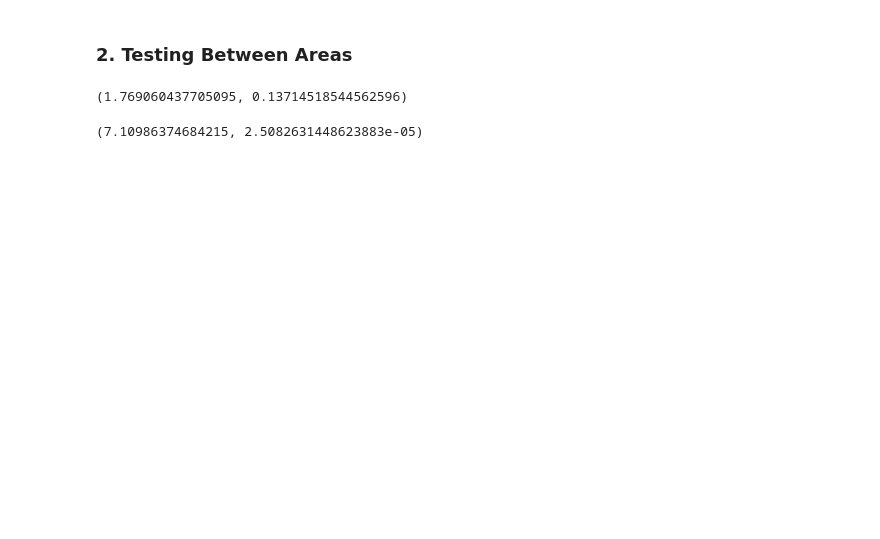
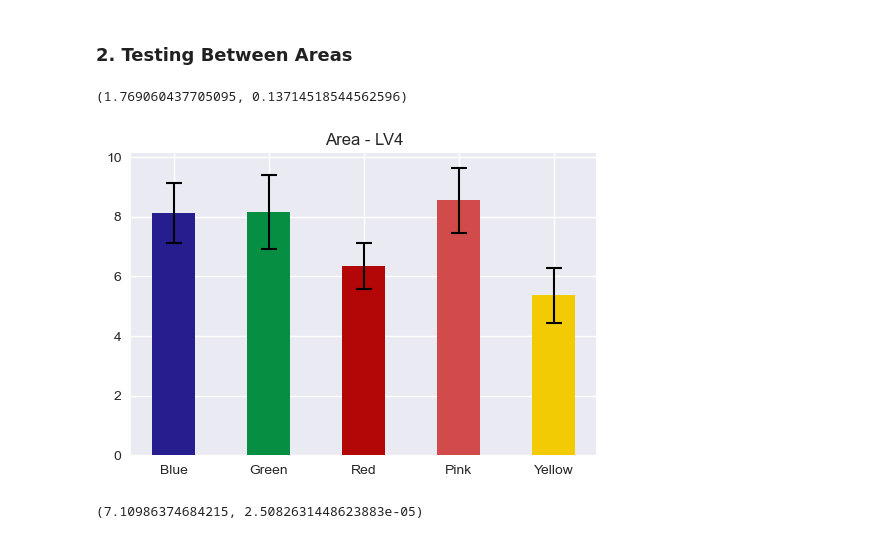
Before and after one commit to shinbutou/tsinghua_hcira, a Jupyter notebook: Earbuds/primary_analysis.ipynb, the cells around one changed output. Saved outputs shown, nothing was run; the diff lists cells and outputs as text; code cells hidden in the pictures; blank space fills up the shorter version.

```diff
--- a/Earbuds/primary_analysis.ipynb
+++ b/Earbuds/primary_analysis.ipynb
@@ -90,6 +122,10 @@ LV4_area_fstat, LV4_area_pvalue = stats.f_oneway(LV4_blu.data, LV4_gre.data, LV4
 LV4_area_fstat, LV4_area_pvalue
 # %% [output]
 (1.769060437705095, 0.13714518544562596)
+# %%
+graph([LV4_blu, LV4_gre, LV4_red, LV4_pin, LV4_yel], area_labels, area_tickets, 'Area - LV4')
+# %% [output]
+[figure, added]
 # %%
 LV6_blu = element(df[df['Area'] == 0]['LV6'], 0, 0)
 LV6_gre = element(df[df['Area'] == 1]['LV6'], 0, 0)
```
Also changed, not shown: parts of 11 cells of this notebook, 28 other files.
